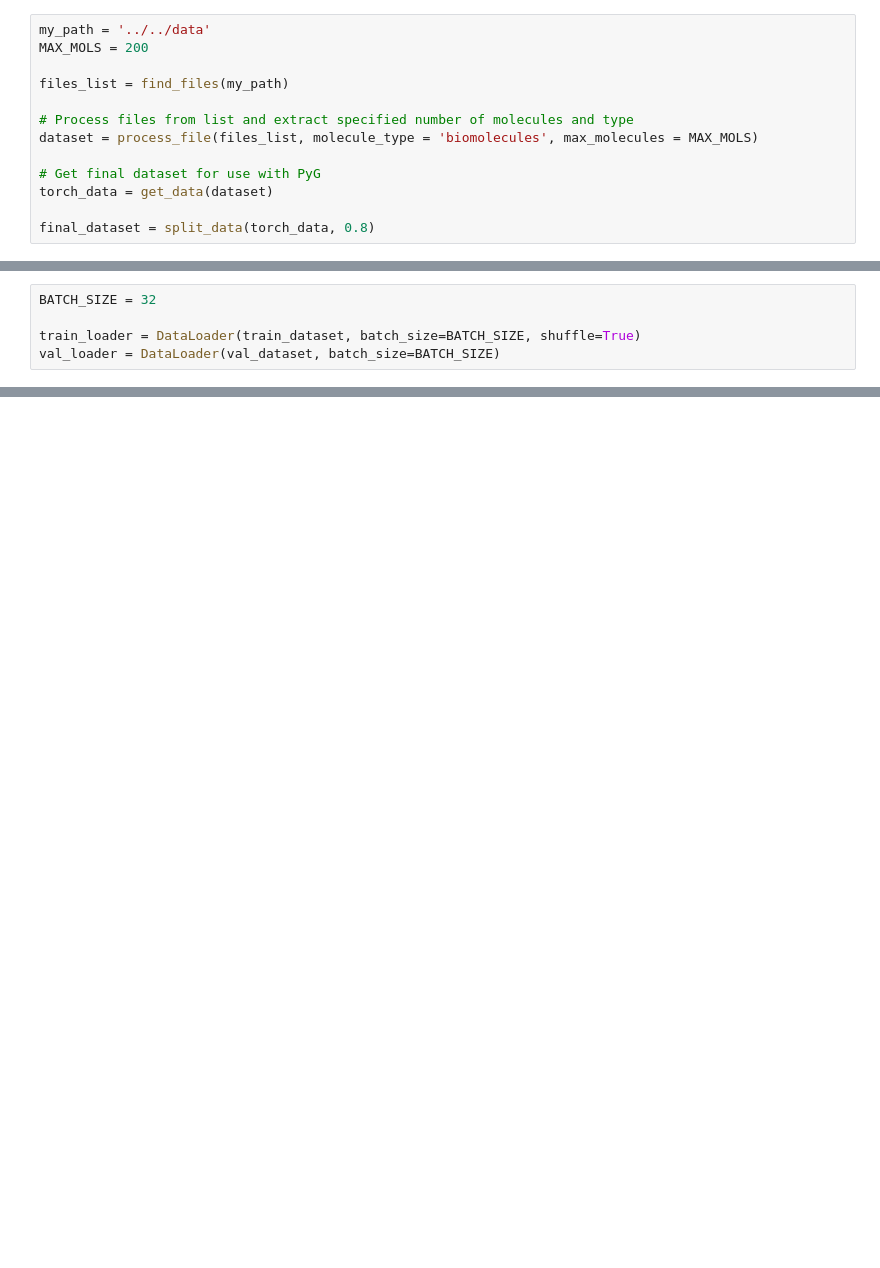
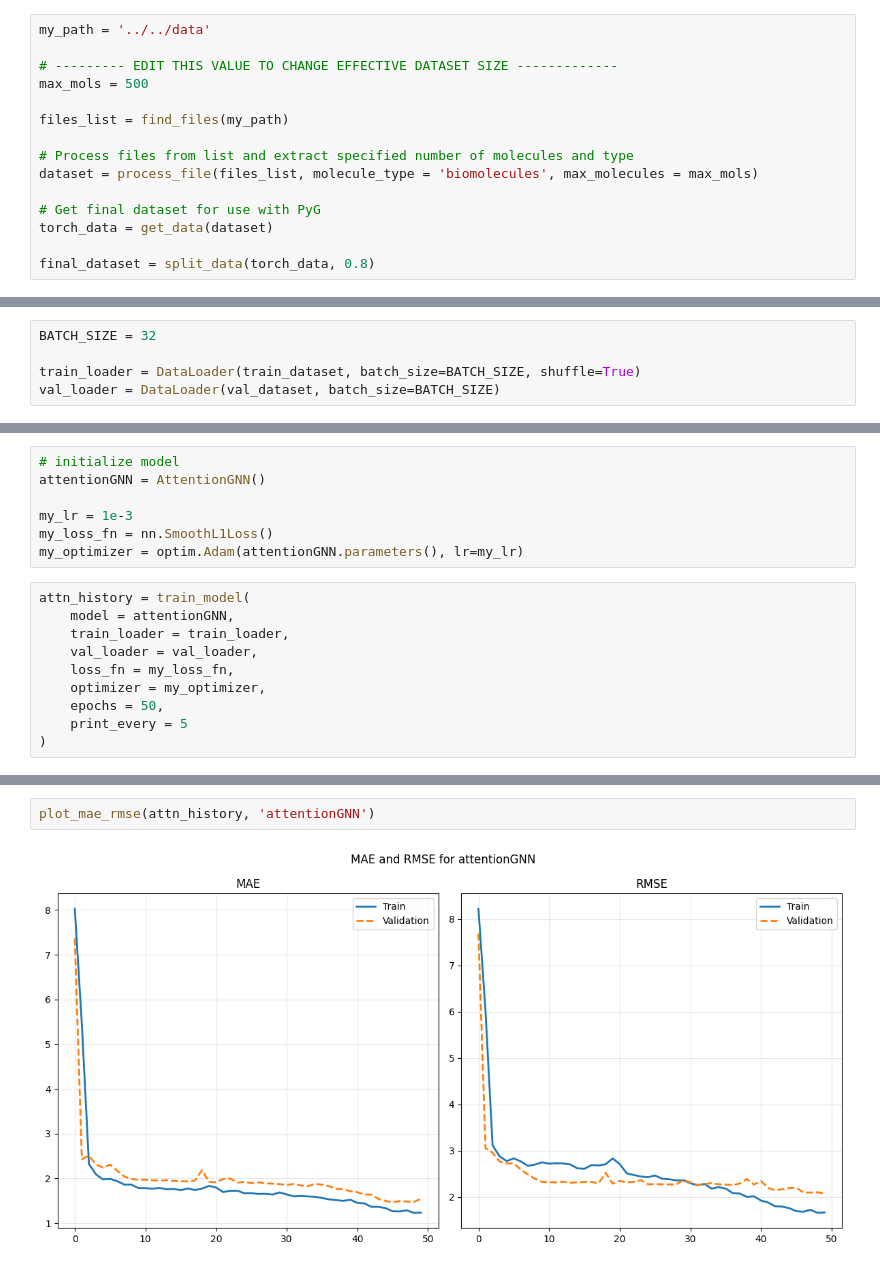
Before and after one commit to yasheshak/Chem-277B-Final-Project, a Jupyter notebook: simpleGNN/simpleGNN.ipynb, the cells around one changed output, grey strips where cells are left out. Drawn from its saved outputs; the diff is of its cells as text; blank space fills up the shorter version.

```diff
--- a/simpleGNN/simpleGNN.ipynb
+++ b/simpleGNN/simpleGNN.ipynb
@@ -14,11 +20,13 @@ from tqdm import tqdm
 # %%
 my_path = '../../data'
-MAX_MOLS = 200
+
+# --------- EDIT THIS VALUE TO CHANGE EFFECTIVE DATASET SIZE -------------
+max_mols = 500
 
 files_list = find_files(my_path)
 
 # Process files from list and extract specified number of molecules and type
-dataset = process_file(files_list, molecule_type = 'biomolecules', max_molecules = MAX_MOLS)
+dataset = process_file(files_list, molecule_type = 'biomolecules', max_molecules = max_mols)
 
 # Get final dataset for use with PyG
 torch_data = get_data(dataset)
@@ -222,0 +289,17 @@ plot_losses(history)
+# %%
+# initialize model
+attentionGNN = AttentionGNN()
+
+my_lr = 1e-3
+my_loss_fn = nn.SmoothL1Loss()
+my_optimizer = optim.Adam(attentionGNN.parameters(), lr=my_lr)
+# %%
+attn_history = train_model(
+    model = attentionGNN,
+    train_loader = train_loader,
+    val_loader = val_loader,
+    loss_fn = my_loss_fn,
+    optimizer = my_optimizer,
+    epochs = 50,
+    print_every = 5
+)
@@ -222,0 +317,4 @@ plot_losses(history)
+# %%
+plot_mae_rmse(attn_history, 'attentionGNN')
+# %% [output]
+[figure, added]
```
Also changed, not shown: parts of 18 cells of this notebook.
